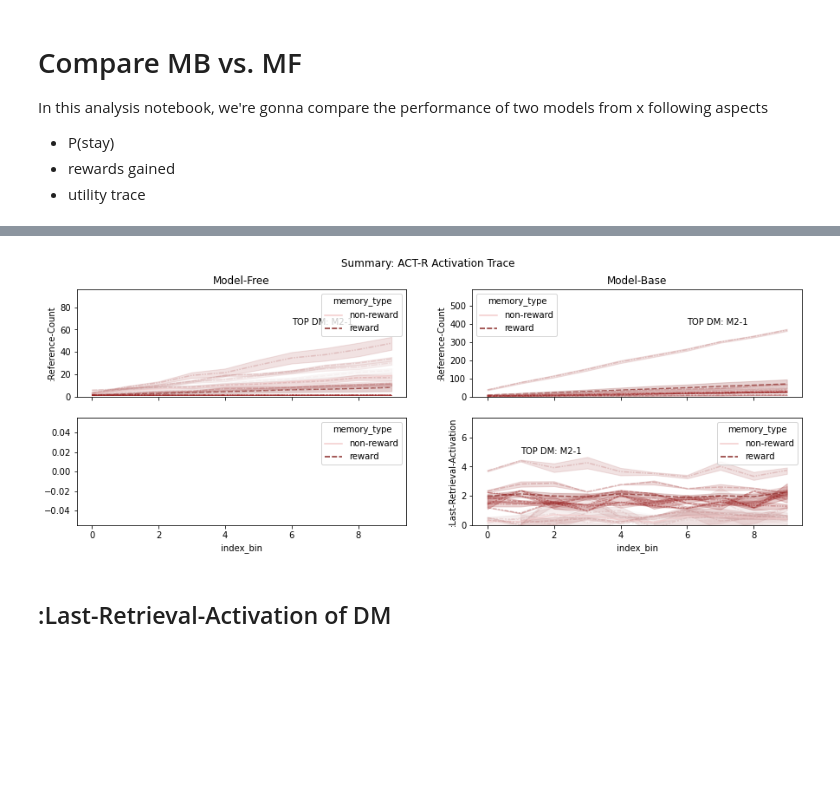
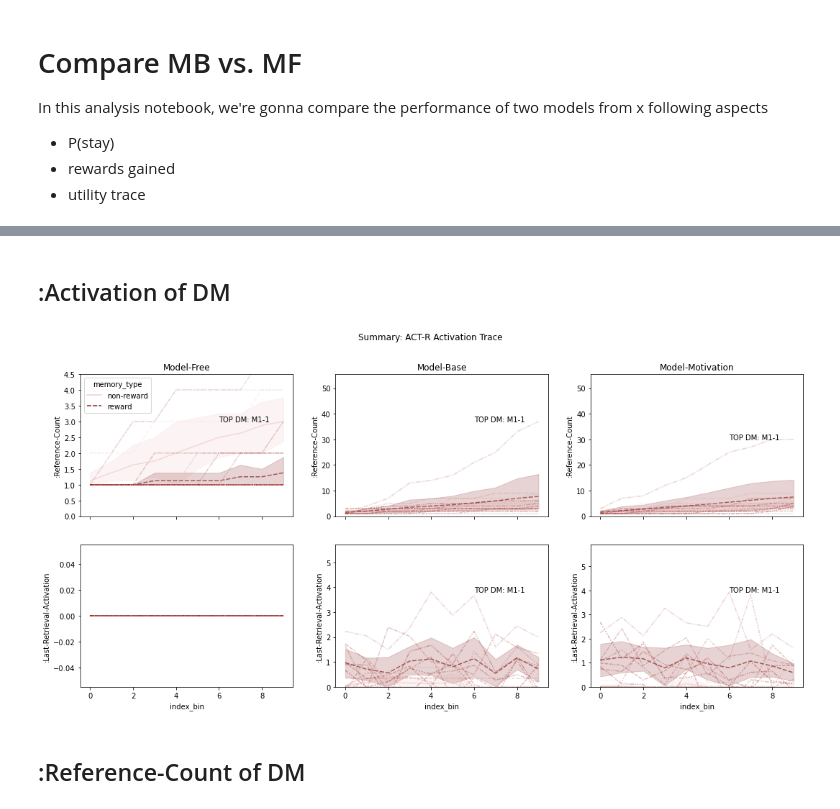
Before and after one commit to yangyuxue2333/ACTR-MarkovTask, a Jupyter notebook: analysis/compare_models.ipynb, the cells around one changed output, grey strips where cells are left out. Cells and saved outputs as stored; diff of their text form; code cells hidden in the pictures; blank space fills up the shorter version.

```diff
--- a/analysis/compare_models.ipynb
+++ b/analysis/compare_models.ipynb
@@ -90,12 +87,13 @@ def df_trace(m):
         return df1, df2
 # %%
 task_params={'REWARD_PROBABILITY':.7, 'REWARD':{'B1': 2, 'B2': 0, 'C1': 0, 'C2': 0}}
-actr_params={'ans':.5, 'egs':.5}
-e=10
-n=200
+actr_params={'seed':'[100, 0]', 'ans':.5, 'egs':.5}
+e=1
+n=20
 # %%
 df1_state1stay, df1_utrace, df1_atrace = simulate_stay_probability(model="markov-model1", epoch=e, n=n, task_params=task_params, actr_params=actr_params)
 df2_state1stay, df2_utrace, df2_atrace = simulate_stay_probability(model="markov-model2", epoch=e, n=n, task_params=task_params, actr_params=actr_params)
+df3_state1stay, df3_utrace, df3_atrace = simulate_stay_probability(model="markov-model3", epoch=e, n=n, task_params=task_params, actr_params=actr_params)
 # %% [output]
 ######### SETUP MODEL markov-model1 #########
         >> TASK PARAMETERS: {'MARKOV_PROBABILITY': 0.7, 'REWARD_PROBABILITY': 0.7, 'REWARD': {'B1': 2, 'B2': 0, 'C1': 0, 'C2': 0}} <<
@@ -172,41 +237,66 @@ plt.show()
+# %% [markdown]
+## :Activation of DM
 # %%
 # Create an array with the colors you want to use
 reward_palette1 = sns.color_palette(['#f4cccc', '#882724'])
 reward_palette2 = sns.color_palette("light:darkred", n_colors=16) #sns.light_palette("salmon", reverse=True, as_cmap=True)
 
-fig, ((ax1, ax2), (ax3, ax4)) = plt.subplots(2, 2, figsize=(15, 5), sharex=True, sharey=False)
+fig, axes = plt.subplots(2, 3, figsize=(18, 8), sharex=True, sharey=False)
+
 fig.suptitle('Summary: ACT-R Activation Trace')
-sns.lineplot(data = df1_atrace, x='index_bin', y=':Reference-Count', hue='memory_type', style='memory_type', alpha=.7, palette=reward_palette1, legend=1, ax=ax1)
-sns.lineplot(data = df1_atrace, x='index_bin', y=':Reference-Count', hue='memory', style='memory', alpha=.3,  palette=reward_palette2, legend=None, ax=ax1)
+sns.lineplot(data = df1_atrace, x='index_bin', y=':Reference-Count', hue='memory_type', style='memory_type', alpha=.7, palette=reward_palette1, ax=axes[0][0])
+sns.lineplot(data = df1_atrace, x='index_bin', y=':Reference-Count', hue='memory', style='memory', alpha=.3,  palette=reward_palette2, legend=None, ax=axes[0][0])
 
-sns.lineplot(data = df2_atrace, x='index_bin', y=':Reference-Count', hue='memory_type', style='memory_type', alpha=.7, palette=reward_palette1, ax=ax2)
-sns.lineplot(data = df2_atrace, x='index_bin', y=':Reference-Count', hue='memory', style='memory', alpha=.3,  palette=reward_palette2, legend=None, ax=ax2)
+sns.lineplot(data = df1_atrace, x='index_bin', y=':Last-Retrieval-Activation', hue='memory_type', style='memory_type', alpha=.7, palette=reward_palette1, legend=None, ax=axes[1][0])
+sns.lineplot(data = df1_atrace, x='index_bin', y=':Last-Retrieval-Activation', hue='memory', style='memory', alpha=.3,  palette=reward_palette2, legend=None, ax=axes[1][0])
 
-sns.lineplot(data = df1_atrace, x='index_bin', y=':Last-Retrieval-Activation', hue='memory_type', style='memory_type', alpha=.7, palette=reward_palette1, ax=ax3)
-sns.lineplot(data = df1_atrace, x='index_bin', y=':Last-Retrieval-Activation', hue='memory', style='memory', alpha=.3,  palette=reward_palette2, legend=None, ax=ax3)
 
-sns.lineplot(data = df2_atrace, x='index_bin', y=':Last-Retrieval-Activation', hue='memory_type', style='memory_type', alpha=.7, palette=reward_palette1, ax=ax4)
-sns.lineplot(data = df2_atrace, x='index_bin', y=':Last-Retrieval-Activation', hue='memory', style='memory', alpha=.3,  palette=reward_palette2, legend=None, ax=ax4)
 
-ax1.set_title('Model-Free')
-ax2.set_title('Model-Base')
+sns.lineplot(data = df2_atrace, x='index_bin', y=':Reference-Count', hue='memory_type', style='memory_type', alpha=.7, palette=reward_palette1, legend=None, ax=axes[0][1])
+sns.lineplot(data = df2_atrace, x='index_bin', y=':Reference-Count', hue='memory', style='memory', alpha=.3,  palette=reward_palette2, legend=None, ax=axes[0][1])
+
+sns.lineplot(data = df2_atrace, x='index_bin', y=':Last-Retrieval-Activation', hue='memory_type', style='memory_type', alpha=.7, palette=reward_palette1, legend=None,  ax=axes[1][1])
+sns.lineplot(data = df2_atrace, x='index_bin', y=':Last-Retrieval-Activation', hue='memory', style='memory', alpha=.3,  palette=reward_palette2, legend=None, ax=axes[1][1])
+
+
+
+sns.lineplot(data = df3_atrace, x='index_bin', y=':Reference-Count', hue='memory_type', style='memory_type', alpha=.7, palette=reward_palette1, legend=None, ax=axes[0][2])
+sns.lineplot(data = df3_atrace, x='index_bin', y=':Reference-Count', hue='memory', style='memory', alpha=.3,  palette=reward_palette2, legend=None, ax=axes[0][2])
+
+sns.lineplot(data = df3_atrace, x='index_bin', y=':Last-Retrieval-Activation', hue='memory_type', style='memory_type', alpha=.7, palette=reward_palette1, legend=None, ax=axes[1][2])
+sns.lineplot(data = df3_atrace, x='index_bin', y=':Last-Retrieval-Activation', hue='memory', style='memory', alpha=.3,  palette=reward_palette2, legend=None, ax=axes[1][2])
+
+
+
+axes[0][0].set_title('Model-Free')
+axes[0][1].set_title('Model-Base')
+axes[0][2].set_title('Model-Motivation')
+
 
 # annotation
 
 df1_chunk_cnt = df1_atrace.groupby(['memory', 'memory_type'])[':Reference-Count'].max().reset_index().sort_values(by = ['memory_type', ':Reference-Count'], ascending=False).values[0]
 df2_chunk_cnt = df2_atrace.groupby(['memory', 'memory_type'])[':Reference-Count'].max().reset_index().sort_values(by = ['memory_type', ':Reference-Count'], ascending=False).values[0]
 df2_chunk_act = df2_atrace.groupby(['memory', 'memory_type'])[':Last-Retrieval-Activation'].max().reset_index().sort_values(by = ['memory_type', ':Last-Retrieval-Activation'], ascending=False).values[0]
+df3_chunk_cnt = df3_atrace.groupby(['memory', 'memory_type'])[':Reference-Count'].max().reset_index().sort_values(by = ['memory_type', ':Reference-Count'], ascending=False).values[0]
+df3_chunk_act = df3_atrace.groupby(['memory', 'memory_type'])[':Last-Retrieval-Activation'].max().reset_index().sort_values(by = ['memory_type', ':Last-Retrieval-Activation'], ascending=False).values[0]
 
-ax1.text(6, df1_chunk_cnt[-1], f'TOP DM: %s'% (df1_chunk_cnt[0]))
-ax2.text(6, df2_chunk_cnt[-1], f'TOP DM: %s'% (df2_chunk_cnt[0]))
-ax4.text(1, df2_chunk_act[-1], f'TOP DM: %s'% (df2_chunk_act[0]))
-ax1.set_ylim(0, df1_chunk_cnt[-1]*1.5)
-ax2.set_ylim(0, df2_chunk_cnt[-1]*1.5)
-ax4.set_ylim(0, df2_chunk_act[-1]*1.5)
+
+axes[0][0].text(6, df1_chunk_cnt[-1], f'TOP DM: %s'% (df1_chunk_cnt[0]))
+axes[0][1].text(6, df2_chunk_cnt[-1], f'TOP DM: %s'% (df2_chunk_cnt[0]))
+axes[1][1].text(6, df2_chunk_act[-1], f'TOP DM: %s'% (df2_chunk_act[0]))
+axes[0][2].text(6, df3_chunk_cnt[-1], f'TOP DM: %s'% (df3_chunk_cnt[0]))
+axes[1][2].text(6, df3_chunk_act[-1], f'TOP DM: %s'% (df3_chunk_act[0]))
+
+axes[0][0].set_ylim(0, df1_chunk_cnt[-1]*1.5)
+axes[0][1].set_ylim(0, df2_chunk_cnt[-1]*1.5)
+axes[0][2].set_ylim(0, df2_chunk_cnt[-1]*1.5)
+axes[1][1].set_ylim(0, df2_chunk_act[-1]*1.5)
+axes[1][2].set_ylim(0, df3_chunk_act[-1]*1.5)
 
 plt.show()
 # %% [output]
-[figure, old version]
+[figure, new version]
 # %% [markdown]
-## :Last-Retrieval-Activation of DM
+## :Reference-Count of DM
 # %%
```
Also changed, not shown: parts of 10 cells of this notebook, 2 other files.
